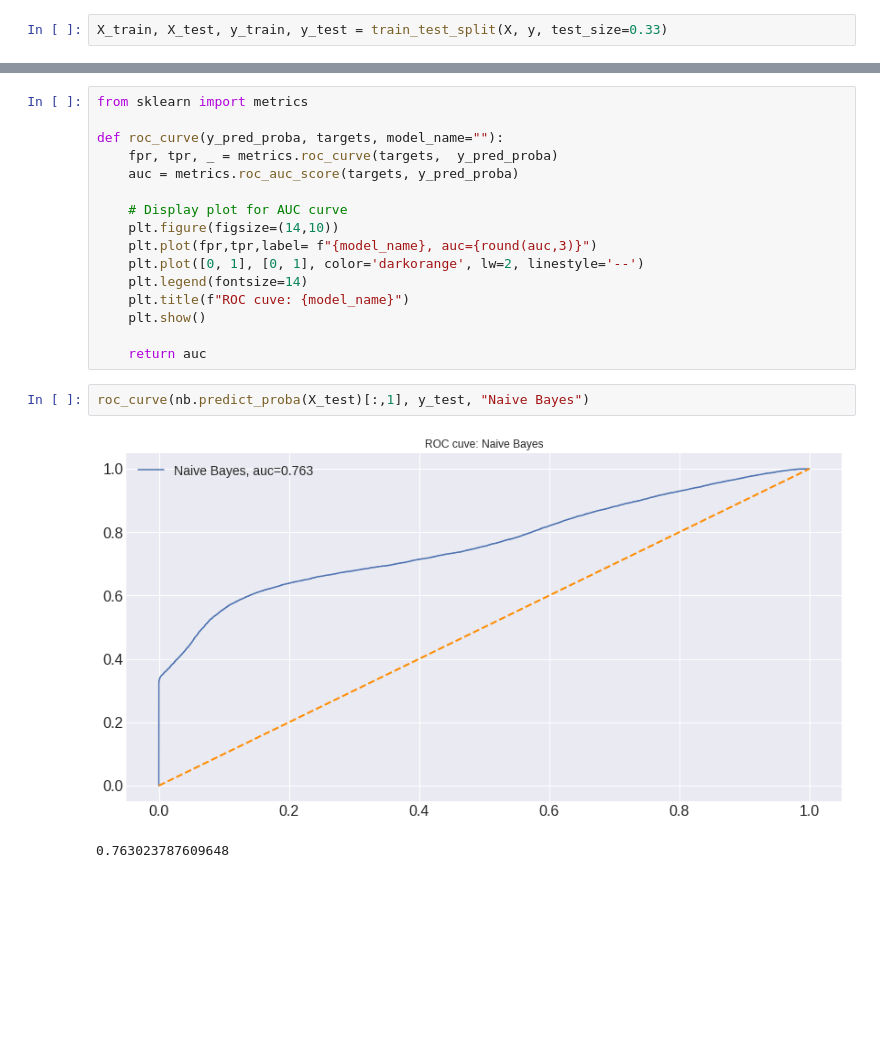
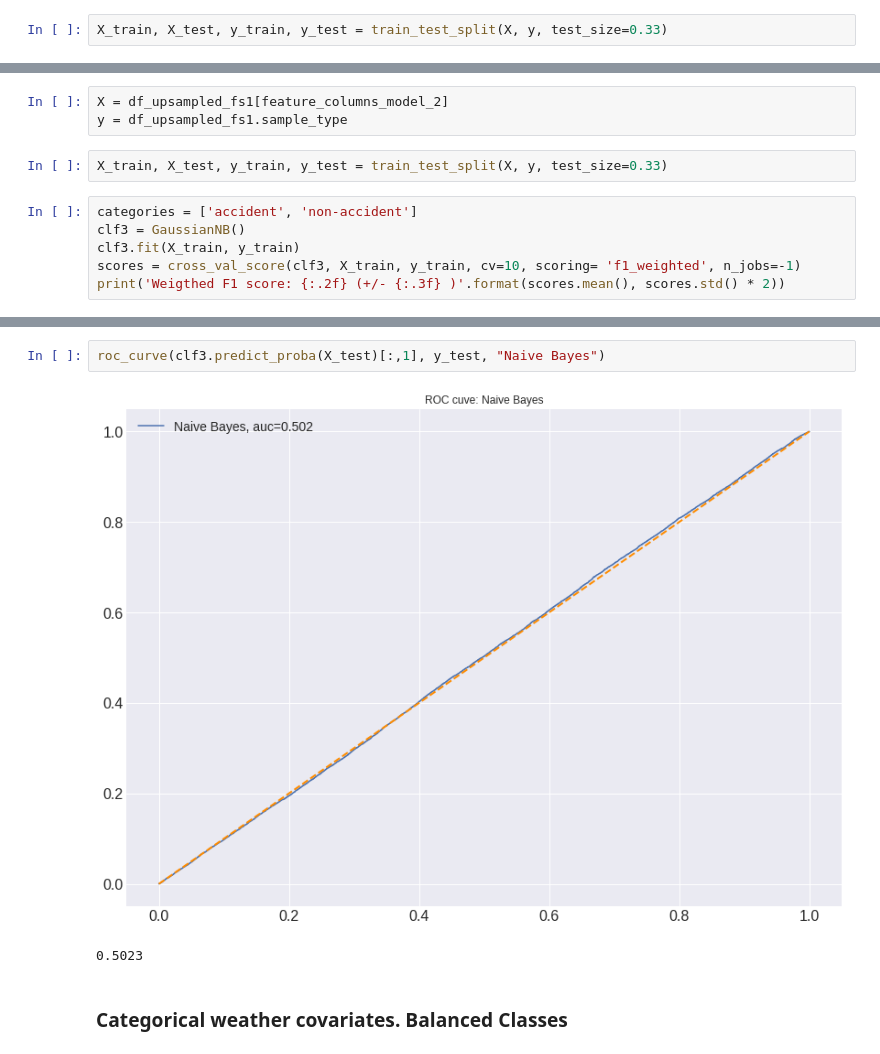
Before and after one commit to mrestay/DS4A-traffic-project, a Jupyter notebook: models/classification_mateo.ipynb, the cells around one changed output, grey strips where cells are left out. Drawn from its saved outputs; the diff is of its cells as text; blank space fills up the shorter version.

```diff
--- a/models/classification_mateo.ipynb
+++ b/models/classification_mateo.ipynb
@@ -245,0 +401,11 @@ scores_df
+# %%
+X = df_upsampled_fs1[feature_columns_model_2]
+y = df_upsampled_fs1.sample_type
+# %%
+X_train, X_test, y_train, y_test = train_test_split(X, y, test_size=0.33)
+# %%
+categories = ['accident', 'non-accident']
+clf3 = GaussianNB()
+clf3.fit(X_train, y_train)
+scores = cross_val_score(clf3, X_train, y_train, cv=10, scoring= 'f1_weighted', n_jobs=-1)
+print('Weigthed F1 score: {:.2f} (+/- {:.3f} )'.format(scores.mean(), scores.std() * 2))
@@ -268,21 +473,7 @@ plt.show()
-# %%
-from sklearn import metrics
-
-def roc_curve(y_pred_proba, targets, model_name=""):
-    fpr, tpr, _ = metrics.roc_curve(targets,  y_pred_proba)
-    auc = metrics.roc_auc_score(targets, y_pred_proba)
-
-    # Display plot for AUC curve
-    plt.figure(figsize=(14,10))
-    plt.plot(fpr,tpr,label= f"{model_name}, auc={round(auc,3)}")
-    plt.plot([0, 1], [0, 1], color='darkorange', lw=2, linestyle='--')
-    plt.legend(fontsize=14)
-    plt.title(f"ROC cuve: {model_name}")
-    plt.show()
-
-    return auc
 # %%
-roc_curve(nb.predict_proba(X_test)[:,1], y_test, "Naive Bayes")
+roc_curve(clf3.predict_proba(X_test)[:,1], y_test, "Naive Bayes")
 # %% [output]
-[figure, old version]
+[figure, new version]
-0.763023787609648
+0.5023
+# %% [markdown]
+### Categorical weather covariates. Balanced Classes
```
Also changed, not shown: parts of 47 cells of this notebook, 1 other file.
